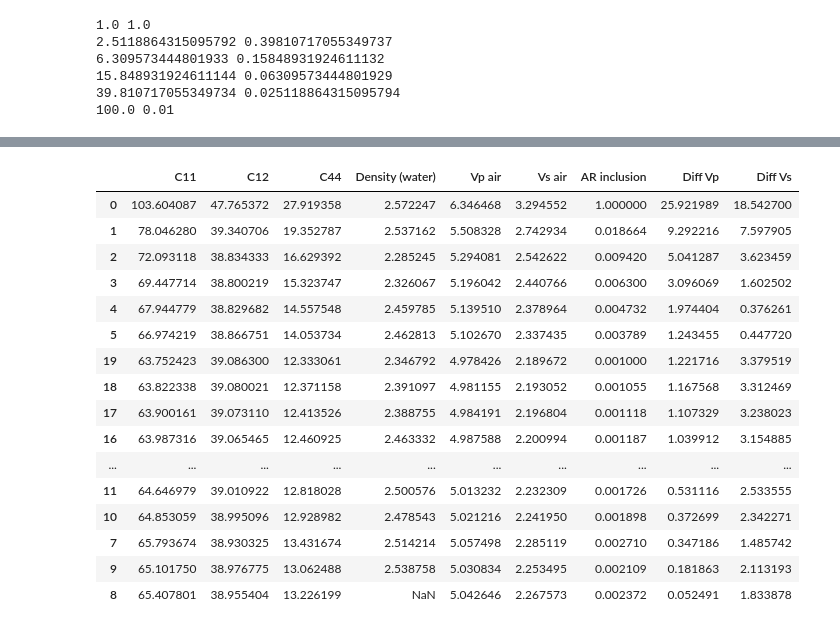
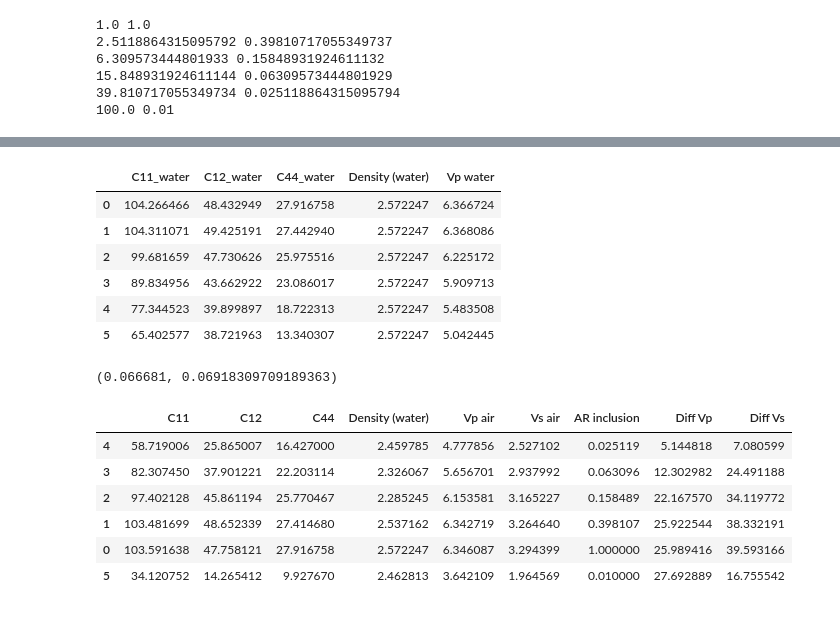
Before and after one commit to MariiaKalinina/Elasticity, a Jupyter notebook: Tver_elastisity_update_v1.ipynb, the cells around one changed output, grey strips where cells are left out. Cells and saved outputs as stored; diff of their text form; code cells hidden in the pictures.

```diff
--- a/Tver_elastisity_update_v1.ipynb
+++ b/Tver_elastisity_update_v1.ipynb
@@ -667,15 +698,22 @@ plt.legend()
 # %%
-data_gsa = {
-    'C11': c11,
-    'C12': c12,
-    'C44': c44
+data_air = {
+    'C11': c11_air,
+    'C12': c12_air,
+    'C44': c44_air
 }
 
-inversion = pd.DataFrame(data_gsa)
-inversion['Density (water)'] = data['Density (water)']
+inversion_air = pd.DataFrame(data_air)
+inversion_air['Density (water)'] = data['Density (water)'][0]
 
 density = 2.572247
 
-inversion['Vp air'] = inversion[['C11']].apply(lambda x: np.sqrt(x[0] / density), axis=1)
-inversion['Vs air'] = inversion[['C44']].apply(lambda x: np.sqrt(x[0] / density), axis=1)
-inversion['AR inclusion'] = 1/np.linspace(1, 1000, 20)
+Vp_exp, Vs_exp = data['Vp air'][0], data['Vs air'][0]
+
+inversion_air['Vp air'] = inversion_air[['C11']].apply(lambda x: np.sqrt(x[0] / density), axis=1)
+inversion_air['Vs air'] = inversion_air[['C44']].apply(lambda x: np.sqrt(x[0] / density), axis=1)
+inversion_air['AR inclusion'] = 1/AR_loop
+inversion_air['Diff Vp'] = inversion_air[['Vp air']].apply(lambda x: np.round(abs(x[0] - Vp_exp)/Vp_exp*100, 2), axis=1)
+inversion_air['Diff Vs'] = inversion_air[['Vs air']].apply(lambda x: np.round(abs(x[0] - Vs_exp)/Vs_exp*100, 2), axis=1)
+
+df_sorted_air = inversion_air.sort_values(by='Diff Vp')
+df_sorted_air
@@ -684,3 +727,0 @@ Vp, Vs = 5.04, 2.36
-# %%
-inversion['Diff Vp'] = inversion[['Vp air']].apply(lambda x: abs(x[0] - Vp)/Vp*100, axis=1)
-inversion['Diff Vs'] = inversion[['Vs air']].apply(lambda x: abs(x[0] - Vs)/Vp*100, axis=1)
@@ -687,24 +792,28 @@ inversion['Diff Vs'] = inversion[['Vs air']].apply(lambda x: abs(x[0] - Vs)/Vp*1
+# %%
+inversion_water
+# %% [output]
+|  | C11_water | C12_water | C44_water | Density (water) | Vp water |
+| 0 | 104.266466 | 48.432949 | 27.916758 | 2.572247 | 6.366724 |
+| 1 | 104.311071 | 49.425191 | 27.442940 | 2.572247 | 6.368086 |
+| 2 | 99.681659 | 47.730626 | 25.975516 | 2.572247 | 6.225172 |
+| 3 | 89.834956 | 43.662922 | 23.086017 | 2.572247 | 5.909713 |
+| 4 | 77.344523 | 39.899897 | 18.722313 | 2.572247 | 5.483508 |
+| 5 | 65.402577 | 38.721963 | 13.340307 | 2.572247 | 5.042445 |
+# %%
+data['AR thermal'][0], data['AO electrical'][0]
+# %% [output]
+(0.066681, 0.06918309709189363)
 # %%
 df_sorted = inversion.sort_values(by='Diff Vp')
-df_sorted[::-1]
+df_sorted
 # %% [output]
 |  | C11 | C12 | C44 | Density (water) | Vp air | Vs air | AR inclusion | Diff Vp | Diff Vs |
-| 0 | 103.604087 | 47.765372 | 27.919358 | 2.572247 | 6.346468 | 3.294552 | 1.000000 | 25.921989 | 18.542700 |
-| 1 | 78.046280 | 39.340706 | 19.352787 | 2.537162 | 5.508328 | 2.742934 | 0.018664 | 9.292216 | 7.597905 |
-| 2 | 72.093118 | 38.834333 | 16.629392 | 2.285245 | 5.294081 | 2.542622 | 0.009420 | 5.041287 | 3.623459 |
-| 3 | 69.447714 | 38.800219 | 15.323747 | 2.326067 | 5.196042 | 2.440766 | 0.006300 | 3.096069 | 1.602502 |
-| 4 | 67.944779 | 38.829682 | 14.557548 | 2.459785 | 5.139510 | 2.378964 | 0.004732 | 1.974404 | 0.376261 |
-| 5 | 66.974219 | 38.866751 | 14.053734 | 2.462813 | 5.102670 | 2.337435 | 0.003789 | 1.243455 | 0.447720 |
-| 19 | 63.752423 | 39.086300 | 12.333061 | 2.346792 | 4.978426 | 2.189672 | 0.001000 | 1.221716 | 3.379519 |
-| 18 | 63.822338 | 39.080021 | 12.371158 | 2.391097 | 4.981155 | 2.193052 | 0.001055 | 1.167568 | 3.312469 |
-| 17 | 63.900161 | 39.073110 | 12.413526 | 2.388755 | 4.984191 | 2.196804 | 0.001118 | 1.107329 | 3.238023 |
-| 16 | 63.987316 | 39.065465 | 12.460925 | 2.463332 | 4.987588 | 2.200994 | 0.001187 | 1.039912 | 3.154885 |
-| ... | ... | ... | ... | ... | ... | ... | ... | ... | ... |
-| 11 | 64.646979 | 39.010922 | 12.818028 | 2.500576 | 5.013232 | 2.232309 | 0.001726 | 0.531116 | 2.533555 |
-| 10 | 64.853059 | 38.995096 | 12.928982 | 2.478543 | 5.021216 | 2.241950 | 0.001898 | 0.372699 | 2.342271 |
-| 7 | 65.793674 | 38.930325 | 13.431674 | 2.514214 | 5.057498 | 2.285119 | 0.002710 | 0.347186 | 1.485742 |
-| 9 | 65.101750 | 38.976775 | 13.062488 | 2.538758 | 5.030834 | 2.253495 | 0.002109 | 0.181863 | 2.113193 |
-| 8 | 65.407801 | 38.955404 | 13.226199 | NaN | 5.042646 | 2.267573 | 0.002372 | 0.052491 | 1.833878 |
+| 4 | 58.719006 | 25.865007 | 16.427000 | 2.459785 | 4.777856 | 2.527102 | 0.025119 | 5.144818 | 7.080599 |
+| 3 | 82.307450 | 37.901221 | 22.203114 | 2.326067 | 5.656701 | 2.937992 | 0.063096 | 12.302982 | 24.491188 |
+| 2 | 97.402128 | 45.861194 | 25.770467 | 2.285245 | 6.153581 | 3.165227 | 0.158489 | 22.167570 | 34.119772 |
+| 1 | 103.481699 | 48.652339 | 27.414680 | 2.537162 | 6.342719 | 3.264640 | 0.398107 | 25.922544 | 38.332191 |
+| 0 | 103.591638 | 47.758121 | 27.916758 | 2.572247 | 6.346087 | 3.294399 | 1.000000 | 25.989416 | 39.593166 |
+| 5 | 34.120752 | 14.265412 | 9.927670 | 2.462813 | 3.642109 | 1.964569 | 0.010000 | 27.692889 | 16.755542 |
 # %%
 plt.scatter(inversion['AR inclusion'], inversion['Vp air'])
 plt.scatter(inversion['AR inclusion'], inversion['Vs air'])
```
Also changed, not shown: parts of 23 cells of this notebook.
